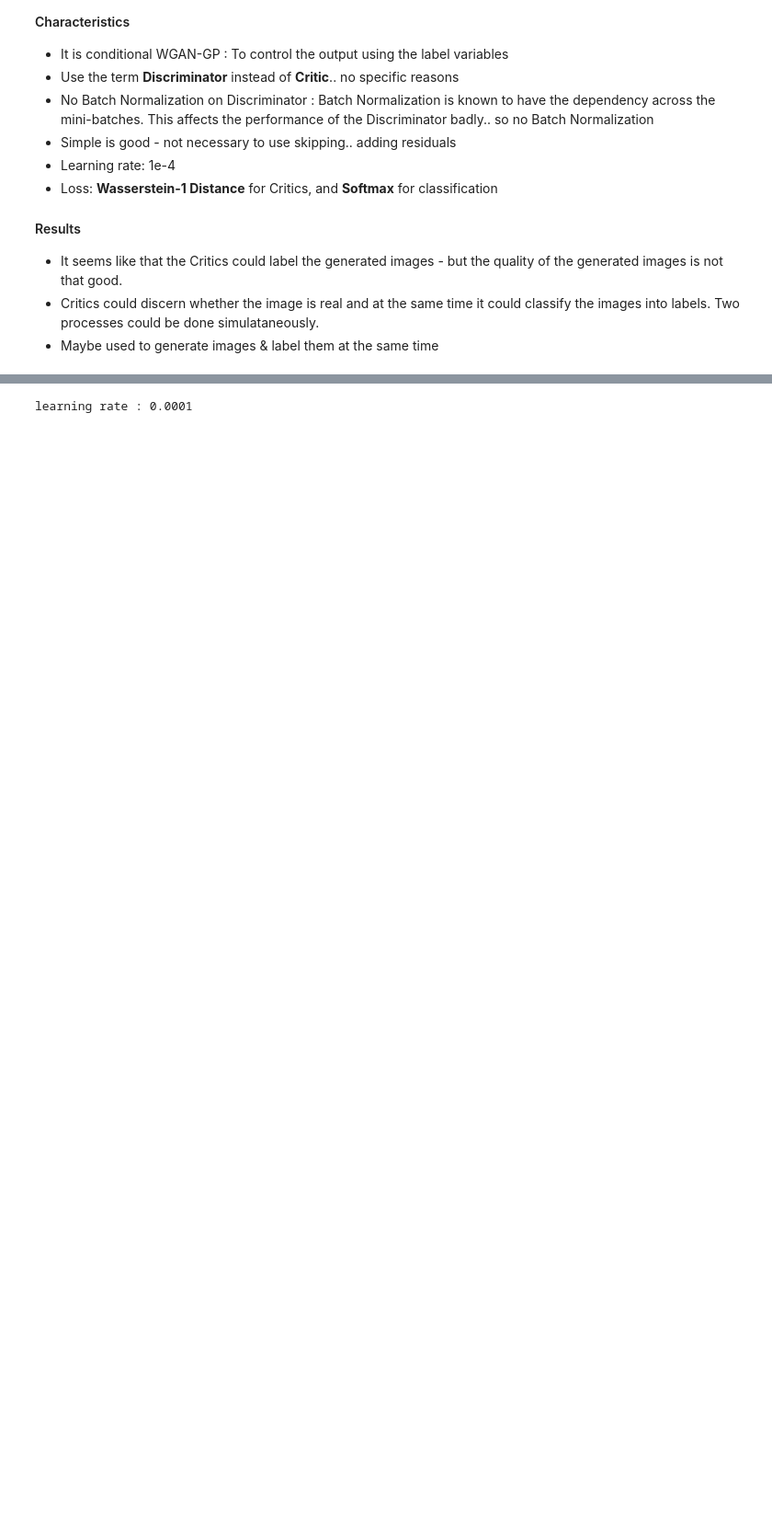
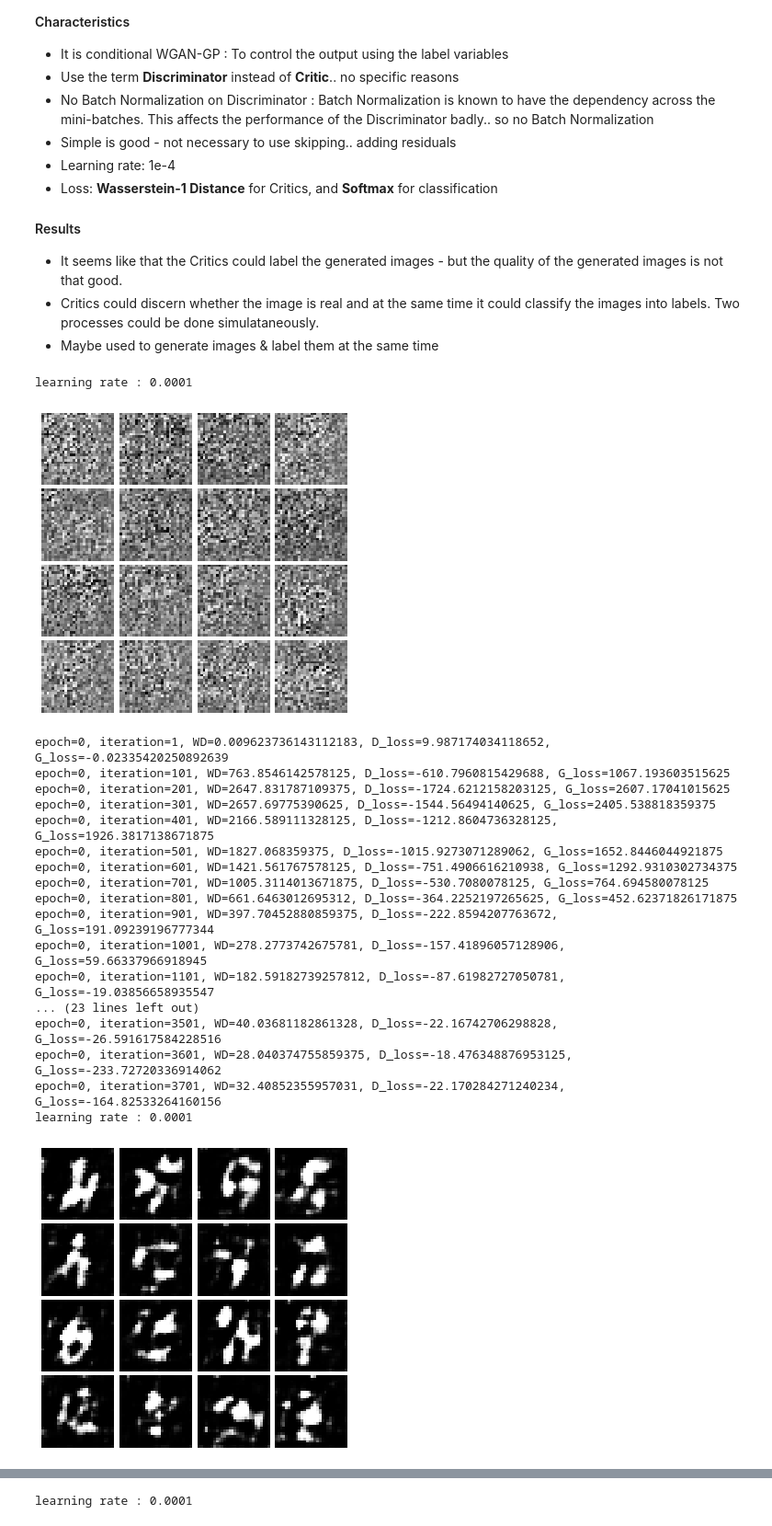
Before and after one commit to Wayne-Wonbong-Jang/Topic, a Jupyter notebook: WGAN_MNIST_Pytorch_Classification.ipynb, the cells around one changed output, grey strips where cells are left out. Shown at 92% size. Drawn from its saved outputs; the diff is of its cells as text; code cells hidden in the pictures; blank space fills up the shorter version.

```diff
--- a/WGAN_MNIST_Pytorch_Classification.ipynb
+++ b/WGAN_MNIST_Pytorch_Classification.ipynb
@@ -240,3 +250,28 @@ def train(G,D, l=1e-4, n_epochs=15, start=0, weight_decay = True):
 
         j = epoch
   return loss_list
+# %%
+g_ = Generator().cuda()
+d_ = Discriminator().cuda()
+loss2 = train(g_,d_,l=1e-4,n_epochs=50, weight_decay=False, classification=False)
+# %% [output]
+learning rate : 0.0001
+[figure, added]
+epoch=0, iteration=1, WD=0.009623736143112183, D_loss=9.987174034118652, G_loss=-0.02335420250892639
+epoch=0, iteration=101, WD=763.8546142578125, D_loss=-610.7960815429688, G_loss=1067.193603515625
+epoch=0, iteration=201, WD=2647.831787109375, D_loss=-1724.6212158203125, G_loss=2607.17041015625
+epoch=0, iteration=301, WD=2657.69775390625, D_loss=-1544.56494140625, G_loss=2405.538818359375
+epoch=0, iteration=401, WD=2166.589111328125, D_loss=-1212.8604736328125, G_loss=1926.3817138671875
+epoch=0, iteration=501, WD=1827.068359375, D_loss=-1015.9273071289062, G_loss=1652.8446044921875
+epoch=0, iteration=601, WD=1421.561767578125, D_loss=-751.4906616210938, G_loss=1292.9310302734375
+epoch=0, iteration=701, WD=1005.3114013671875, D_loss=-530.7080078125, G_loss=764.694580078125
+epoch=0, iteration=801, WD=661.6463012695312, D_loss=-364.2252197265625, G_loss=452.62371826171875
+epoch=0, iteration=901, WD=397.70452880859375, D_loss=-222.8594207763672, G_loss=191.09239196777344
+epoch=0, iteration=1001, WD=278.2773742675781, D_loss=-157.41896057128906, G_loss=59.66337966918945
+epoch=0, iteration=1101, WD=182.59182739257812, D_loss=-87.61982727050781, G_loss=-19.03856658935547
+... (23 lines left out)
+epoch=0, iteration=3501, WD=40.03681182861328, D_loss=-22.16742706298828, G_loss=-26.591617584228516
+epoch=0, iteration=3601, WD=28.040374755859375, D_loss=-18.476348876953125, G_loss=-233.72720336914062
+epoch=0, iteration=3701, WD=32.40852355957031, D_loss=-22.170284271240234, G_loss=-164.82533264160156
+learning rate : 0.0001
+[figure, added]
```
Also changed, not shown: parts of 7 cells of this notebook.
